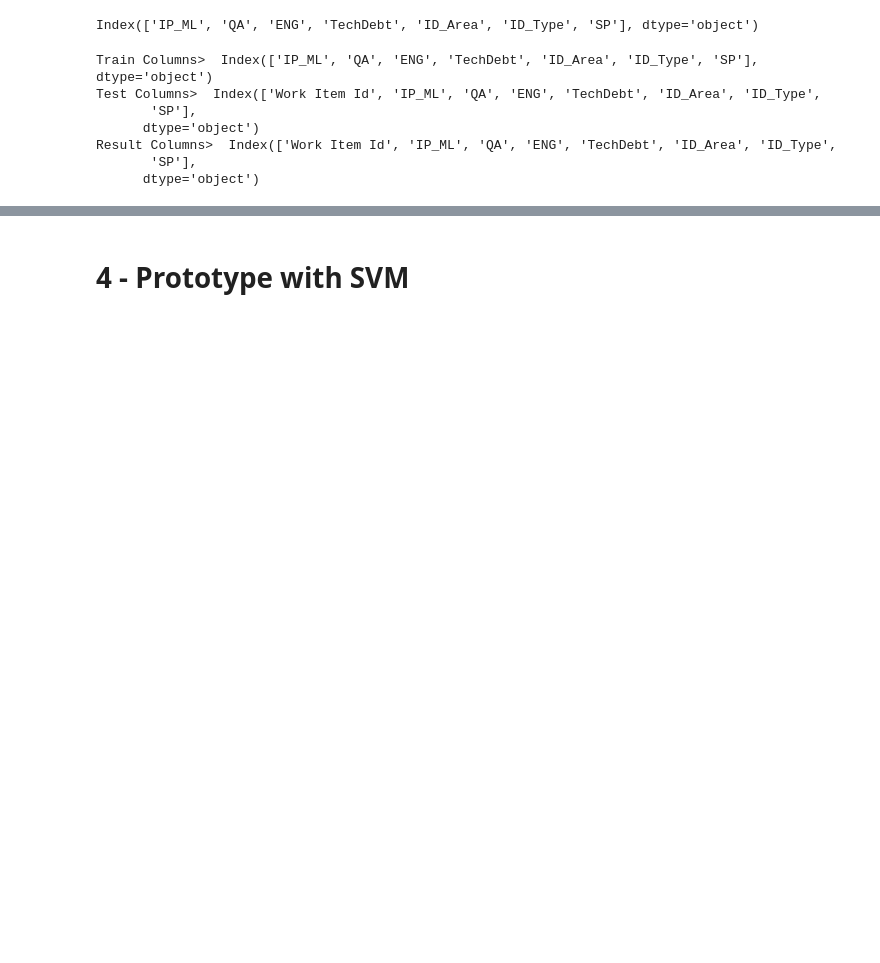
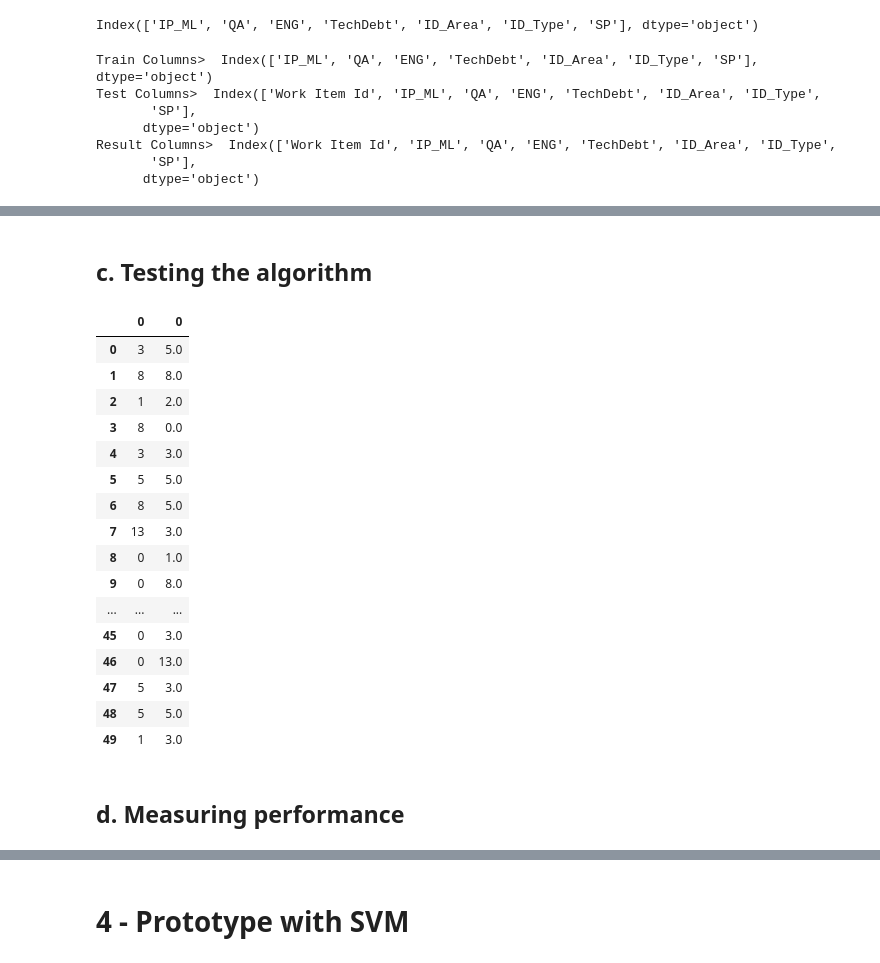
Before and after one commit to pedrociancaglini/datascience101, a Jupyter notebook: 5.BRONZE_AI/2.COB_Analytics_Classification_AI_BZ.ipynb, the cells around one changed output, grey strips where cells are left out. Cells and saved outputs as stored; diff of their text form; code cells hidden in the pictures; blank space fills up the shorter version.

```diff
--- a/5.BRONZE_AI/2.COB_Analytics_Classification_AI_BZ.ipynb
+++ b/5.BRONZE_AI/2.COB_Analytics_Classification_AI_BZ.ipynb
@@ -227,0 +233,10 @@ len(final_result[final_result['SP_Pred']== 0])
+# %%
+# importing datasets for Random Forest Analysis
+train_rf, test_rf, results_rf = importsets()
+# %%
+# Spliting Datasets in X and Y for fitting
+X_rf = train_rf.iloc[:, :-1].values
+y_rf = train_rf.iloc[:, -1].values
+
+# Creating Training and Testing Samples from Train Dataset
+X_train, X_test, y_train, y_test = train_test_split(X_rf, y_rf, test_size = 0.2, random_state = 0)
@@ -227,0 +245,16 @@ len(final_result[final_result['SP_Pred']== 0])
+# %%
+# Initializing Random Forest Classifier. All hyperparameters from Lecture
+classifier_rf = RandomForestClassifier(n_estimators=43,
+                                        criterion='gini',
+                                        bootstrap=False,
+                                        max_depth=10,
+                                        max_features='sqrt',
+                                        min_samples_leaf=10,
+                                        min_samples_split=3,
+                                        random_state = 0,
+                                        warm_start=True,
+                                        min_impurity_decrease=0.001)
+
+
+
+classifier_rf.fit(X_train, y_train)
@@ -227,0 +270,32 @@ len(final_result[final_result['SP_Pred']== 0])
+# %%
+y_pred_rf = classifier_rf.predict(X_test)
+# %% [markdown]
+## c. Testing the algorithm
+# %%
+# Visualizing Result
+pred_test = pd.DataFrame(data=y_pred_rf)
+train_test = pd.DataFrame(data=y_train)
+
+h_stack_test = pd.concat([train_test, pred_test], axis=1)
+
+h_stack_test.head(50)
+# %% [output]
+|  | 0 | 0 |
+| 0 | 3 | 5.0 |
+| 1 | 8 | 8.0 |
+| 2 | 1 | 2.0 |
+| 3 | 8 | 0.0 |
+| 4 | 3 | 3.0 |
+| 5 | 5 | 5.0 |
+| 6 | 8 | 5.0 |
+| 7 | 13 | 3.0 |
+| 8 | 0 | 1.0 |
+| 9 | 0 | 8.0 |
+| ... | ... | ... |
+| 45 | 0 | 3.0 |
+| 46 | 0 | 13.0 |
+| 47 | 5 | 3.0 |
+| 48 | 5 | 5.0 |
+| 49 | 1 | 3.0 |
+# %% [markdown]
+## d. Measuring performance
```
Also changed, not shown: parts of 89 cells of this notebook.
